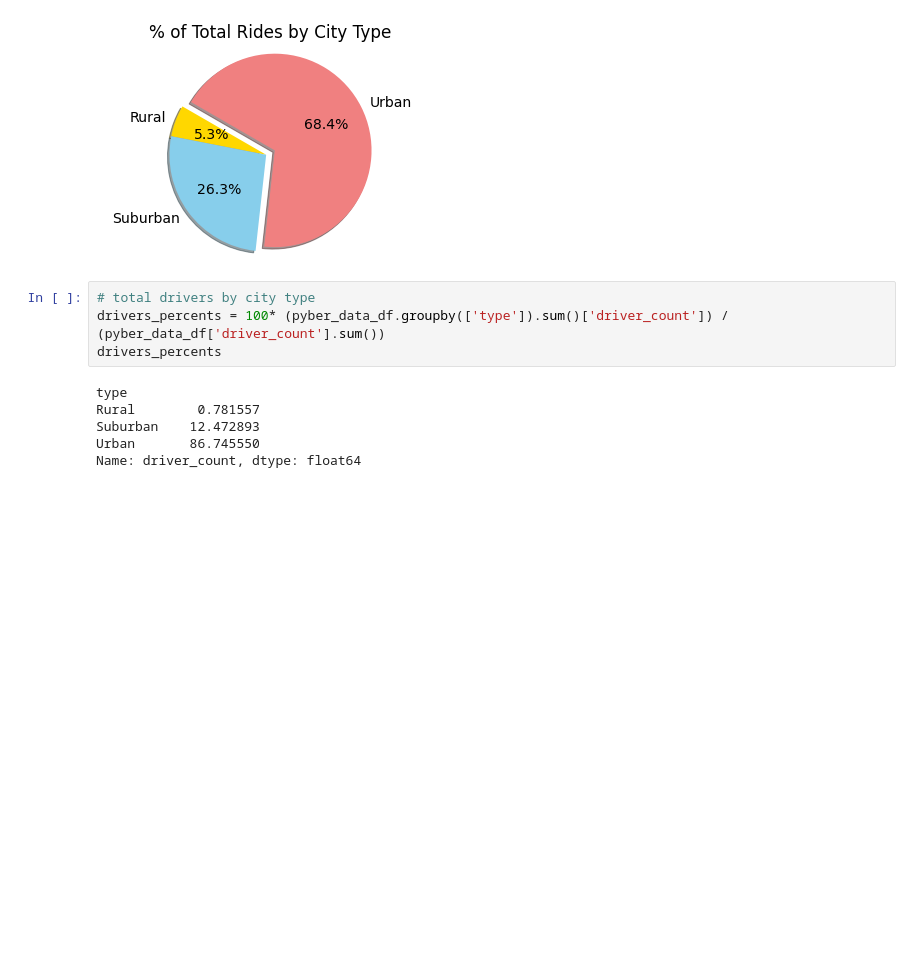
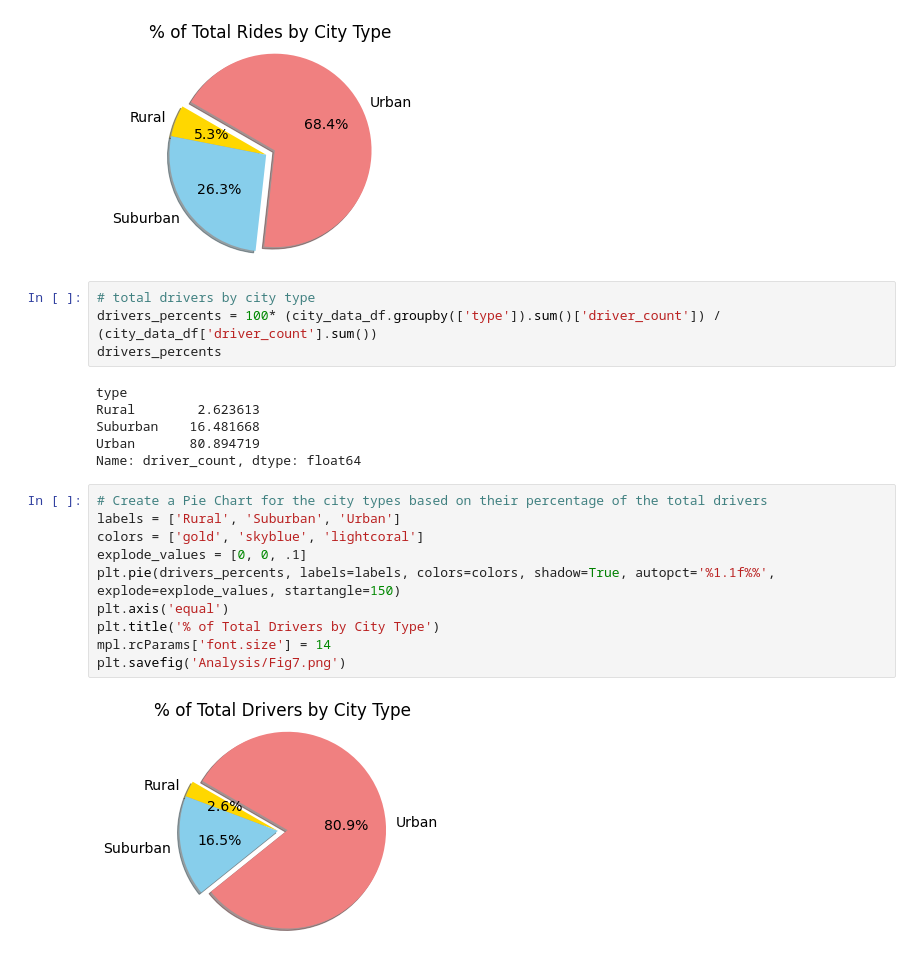
Before and after one commit to MDaily7/PyBer_Analysis, a Jupyter notebook: Pyber.ipynb, the cells around one changed output. Cells and saved outputs as stored; diff of their text form; blank space fills up the shorter version.

Commit message:
completed pyber challenge

```diff
--- a/Pyber.ipynb
+++ b/Pyber.ipynb
@@ -456,11 +463,23 @@ plt.savefig('Analysis/Fig6.png')
 [figure]
 # %%
 # total drivers by city type
-drivers_percents = 100* (pyber_data_df.groupby(['type']).sum()['driver_count']) / (pyber_data_df['driver_count'].sum())
+drivers_percents = 100* (city_data_df.groupby(['type']).sum()['driver_count']) / (city_data_df['driver_count'].sum())
 drivers_percents
 # %% [output]
 type
-Rural        0.781557
-Suburban    12.472893
-Urban       86.745550
+Rural        2.623613
+Suburban    16.481668
+Urban       80.894719
 Name: driver_count, dtype: float64
+# %%
+# Create a Pie Chart for the city types based on their percentage of the total drivers
+labels = ['Rural', 'Suburban', 'Urban']
+colors = ['gold', 'skyblue', 'lightcoral']
+explode_values = [0, 0, .1]
+plt.pie(drivers_percents, labels=labels, colors=colors, shadow=True, autopct='%1.1f%%', explode=explode_values, startangle=150)
+plt.axis('equal')
+plt.title('% of Total Drivers by City Type')
+mpl.rcParams['font.size'] = 14
+plt.savefig('Analysis/Fig7.png')
+# %% [output]
+[figure, added]
```
Also changed, not shown: parts of 2 cells of this notebook, 4 other files.
